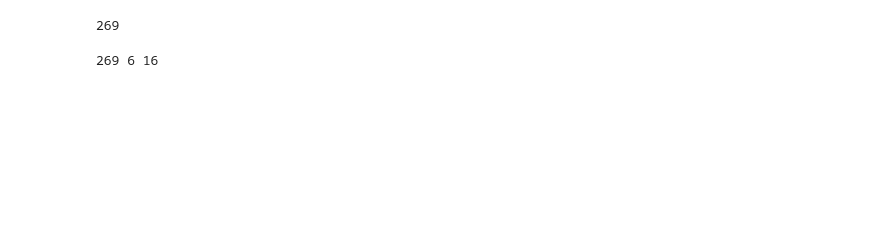
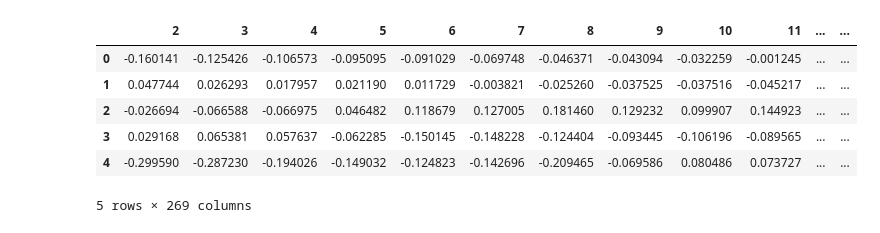
Before and after one commit to Diego41ITA/EEG-analysis, a Jupyter notebook: Read ERP_prova_wavelet.ipynb, the cells around one changed output. Saved outputs shown, nothing was run; the diff lists cells and outputs as text; code cells hidden in the pictures; blank space fills up the shorter version.

```diff
--- a/Read ERP_prova_wavelet.ipynb
+++ b/Read ERP_prova_wavelet.ipynb
@@ -83,4 +46,0 @@ Uomini =[data[i,:] for  i in [1,3]]
-# %%
-print(len(Animali[0]))
-# %% [output]
-269
@@ -92,7 +46,0 @@ for i in range(2):
-# %%
-T = Animali[i].shape[-1]
-J = 6
-Q = 16
-print(T,J,Q)
-# %% [output]
-269 6 16
@@ -104,0 +47,24 @@ S_Uomini=[scattering(Uomini[i]) for  i in range(2)]
+# %%
+#Estraggo labels e features  e droppo colonna degli stimoli
+
+#estraggo labels
+labels=data.iloc[:, [0]]
+
+#cambio animali e uomini con 0 e 1
+label_mapping={'Animali':0, 'Uomini':1}
+labels=labels.replace(label_mapping)
+#droppo la colonna degli stimoli
+data.drop(columns=data.columns[0], axis=1, inplace=True)
+
+
+#features
+ERP=data
+data.head(5)
+# %% [output]
+|  | 2 | 3 | 4 | 5 | 6 | 7 | 8 | 9 | 10 | 11 | ... | ... |
+| 0 | -0.160141 | -0.125426 | -0.106573 | -0.095095 | -0.091029 | -0.069748 | -0.046371 | -0.043094 | -0.032259 | -0.001245 | ... | ... |
+| 1 | 0.047744 | 0.026293 | 0.017957 | 0.021190 | 0.011729 | -0.003821 | -0.025260 | -0.037525 | -0.037516 | -0.045217 | ... | ... |
+| 2 | -0.026694 | -0.066588 | -0.066975 | 0.046482 | 0.118679 | 0.127005 | 0.181460 | 0.129232 | 0.099907 | 0.144923 | ... | ... |
+| 3 | 0.029168 | 0.065381 | 0.057637 | -0.062285 | -0.150145 | -0.148228 | -0.124404 | -0.093445 | -0.106196 | -0.089565 | ... | ... |
+| 4 | -0.299590 | -0.287230 | -0.194026 | -0.149032 | -0.124823 | -0.142696 | -0.209465 | -0.069586 | 0.080486 | 0.073727 | ... | ... |
+5 rows × 269 columns
```
Also changed, not shown: parts of 26 cells of this notebook, 7 other files.
